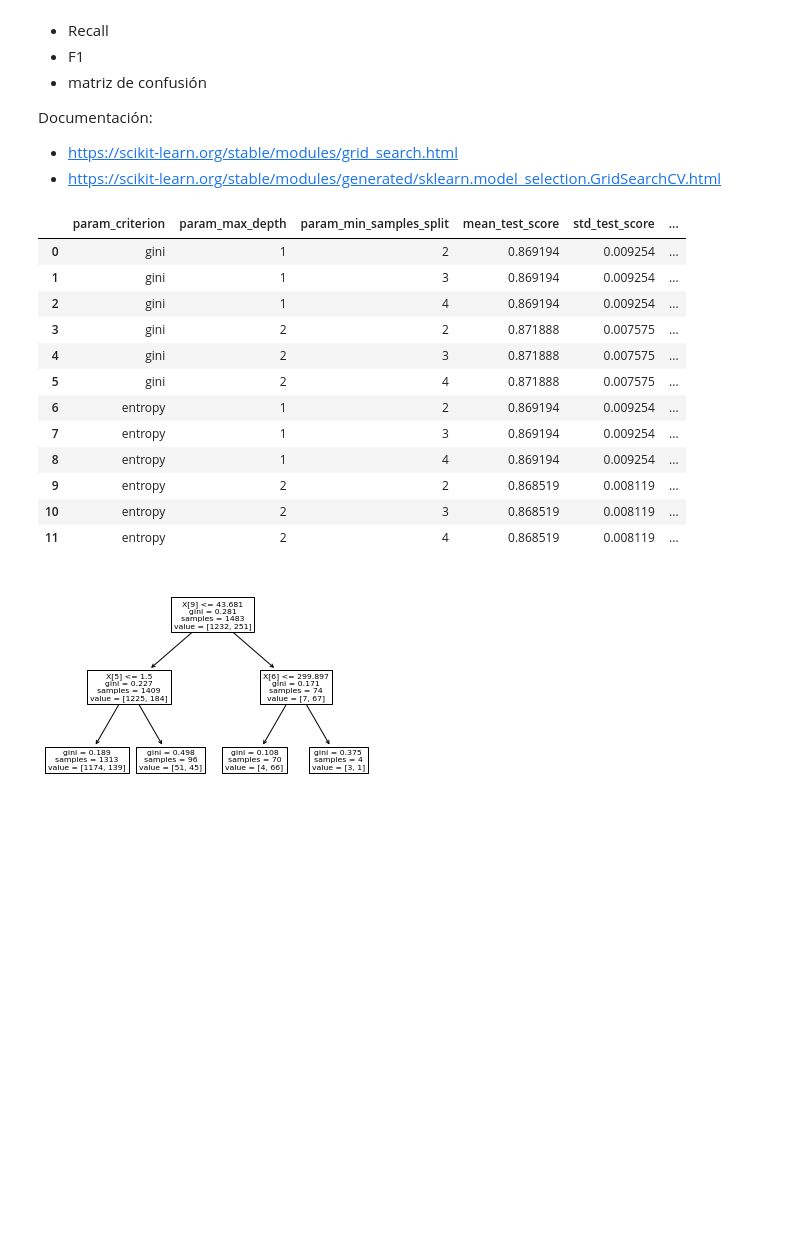
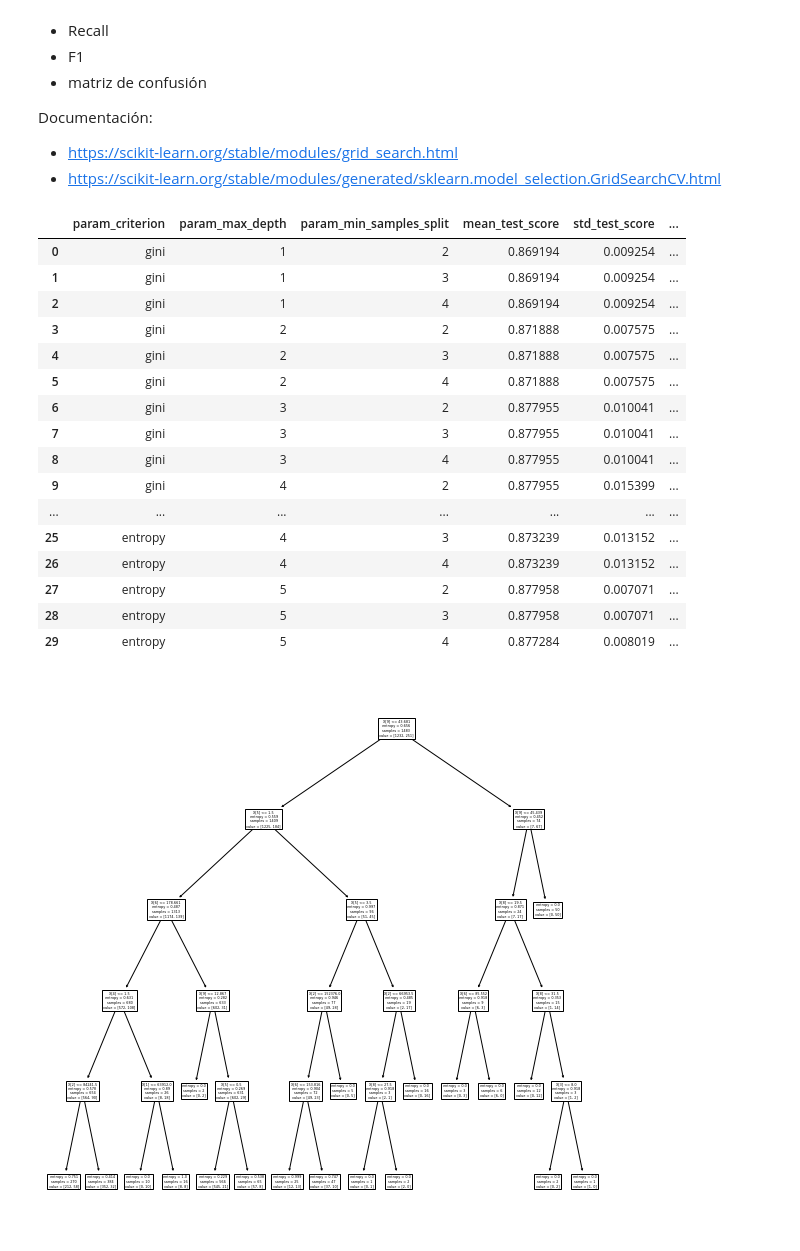
Before and after one commit to mauroeparis/introAprendizajeAutomatico, a Jupyter notebook: Lab 2_Gaspar-checkpoint.ipynb, the cells around one changed output. Drawn from its saved outputs; the diff is of its cells as text; code cells hidden in the pictures; blank space fills up the shorter version.

```diff
--- a/Lab 2_Gaspar-checkpoint.ipynb
+++ b/Lab 2_Gaspar-checkpoint.ipynb
@@ -169,7 +176,9 @@ model_grid_sgd = SGDClassifier(random_state=42)
 #Grilla de Parámetros
 
 grid_values = {'loss': ["hinge", "log", "perceptron", "huber", "squared_hinge", "modified_huber"],
-               "penalty" : ["l2", "l1", "elasticnet"]
+               "penalty" : ["l2", "l1", "elasticnet"],
+               "learning_rate" : ["constant","optimal","invscaling","adaptive"],
+    'eta0' : [0.1,0.25,0.5,1]
               }
 
 grid_clf_sgd = GridSearchCV(
@@ -335,7 +360,7 @@ Documentación:
 # %%
 param_grid_tree = {
     'criterion': ['gini', 'entropy'],
-    'max_depth': [1, 2], "min_samples_split": [2, 3, 4]
+    'max_depth': [1, 2, 3, 4, 5], "min_samples_split": [2, 3, 4]
 }
 #clf_tree = DecisionTreeClassifier(random_state=42)
 # %%
@@ -354,20 +379,26 @@ df[['param_criterion', 'param_max_depth', "param_min_samples_split", 'mean_test_
 | 3 | gini | 2 | 2 | 0.871888 | 0.007575 | ... |
 | 4 | gini | 2 | 3 | 0.871888 | 0.007575 | ... |
 | 5 | gini | 2 | 4 | 0.871888 | 0.007575 | ... |
-| 6 | entropy | 1 | 2 | 0.869194 | 0.009254 | ... |
-| 7 | entropy | 1 | 3 | 0.869194 | 0.009254 | ... |
-| 8 | entropy | 1 | 4 | 0.869194 | 0.009254 | ... |
-| 9 | entropy | 2 | 2 | 0.868519 | 0.008119 | ... |
-| 10 | entropy | 2 | 3 | 0.868519 | 0.008119 | ... |
-| 11 | entropy | 2 | 4 | 0.868519 | 0.008119 | ... |
+| 6 | gini | 3 | 2 | 0.877955 | 0.010041 | ... |
+| 7 | gini | 3 | 3 | 0.877955 | 0.010041 | ... |
+| 8 | gini | 3 | 4 | 0.877955 | 0.010041 | ... |
+| 9 | gini | 4 | 2 | 0.877955 | 0.015399 | ... |
+| ... | ... | ... | ... | ... | ... | ... |
+| 25 | entropy | 4 | 3 | 0.873239 | 0.013152 | ... |
+| 26 | entropy | 4 | 4 | 0.873239 | 0.013152 | ... |
+| 27 | entropy | 5 | 2 | 0.877958 | 0.007071 | ... |
+| 28 | entropy | 5 | 3 | 0.877958 | 0.007071 | ... |
+| 29 | entropy | 5 | 4 | 0.877284 | 0.008019 | ... |
 # %%
 tree_best_model = grid_tree.best_estimator_
 # %%
 from sklearn.tree import plot_tree
+import matplotlib.pyplot as plt
 
+plt.figure(figsize= (10, 10))
 plot_tree(tree_best_model);
 # %% [output]
-[figure, old version]
+[figure, new version]
 # %%
 tree_best_model
 # %% [output]
```
Also changed, not shown: parts of 16 cells of this notebook.
